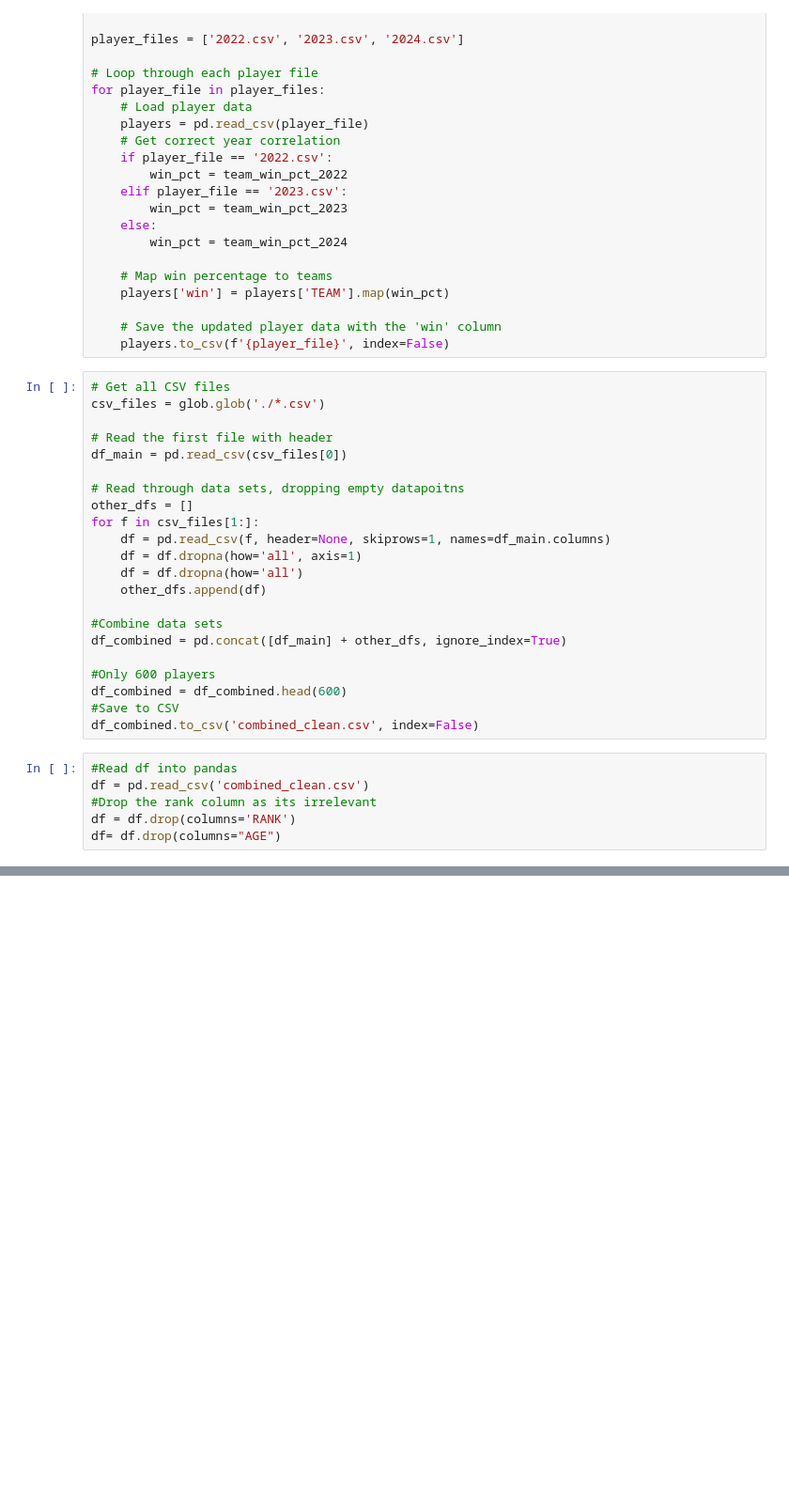
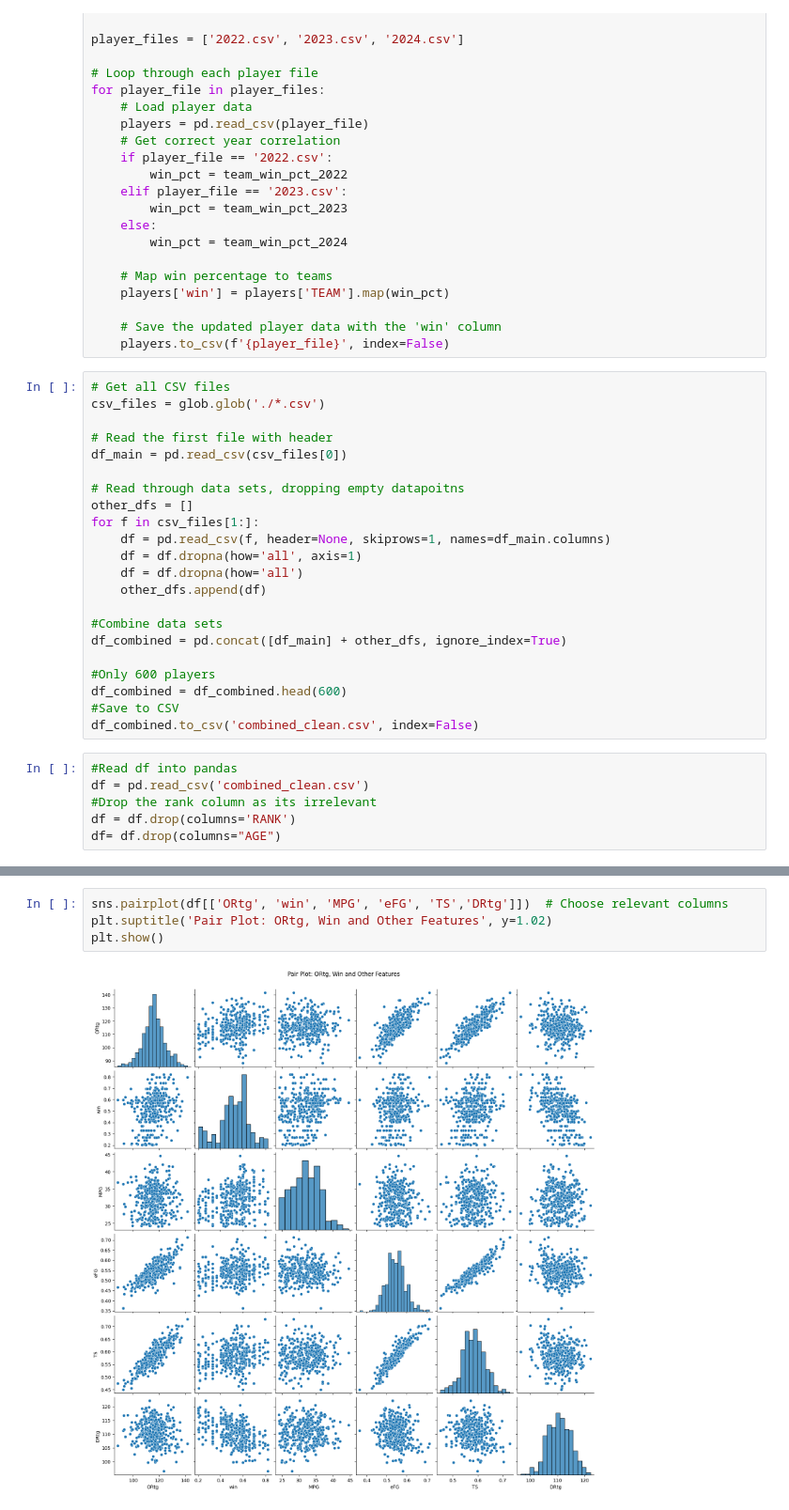
Before and after one commit to MichaelStewart3252/sportAnalytics, a Jupyter notebook: model.ipynb, the cells around one changed output, grey strips where cells are left out. Shown at 94% size. Drawn from its saved outputs; the diff is of its cells as text; blank space fills up the shorter version.

```diff
--- a/model.ipynb
+++ b/model.ipynb
@@ -199,0 +241,6 @@ plt.show()
+# %%
+sns.pairplot(df[['ORtg', 'win', 'MPG', 'eFG', 'TS','DRtg']])  # Choose relevant columns
+plt.suptitle('Pair Plot: ORtg, Win and Other Features', y=1.02)
+plt.show()
+# %% [output]
+[figure, added]
```
Also changed, not shown: parts of 7 cells of this notebook.
